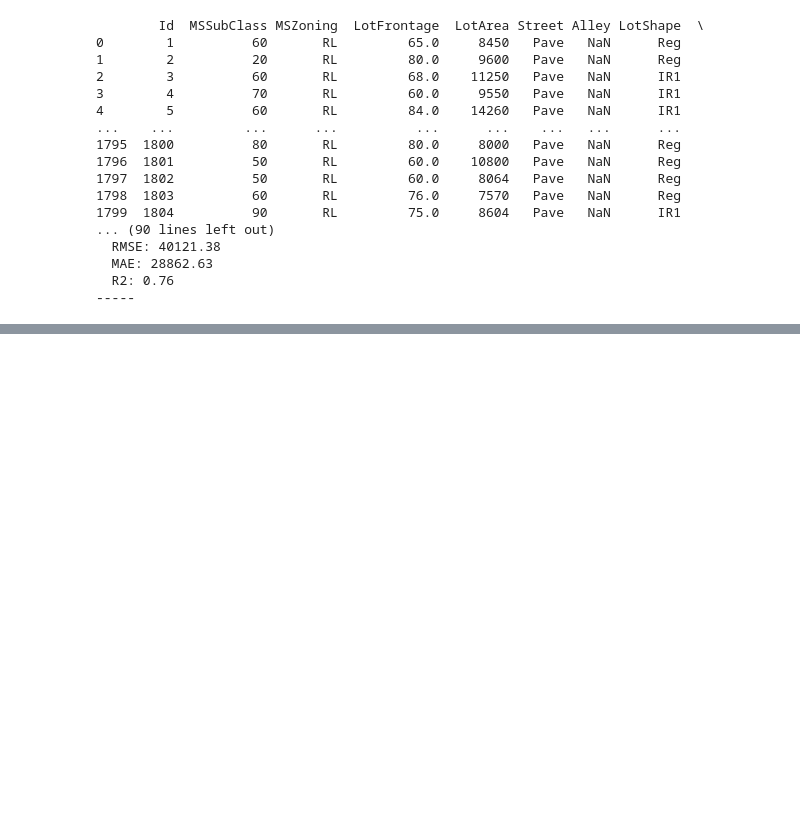
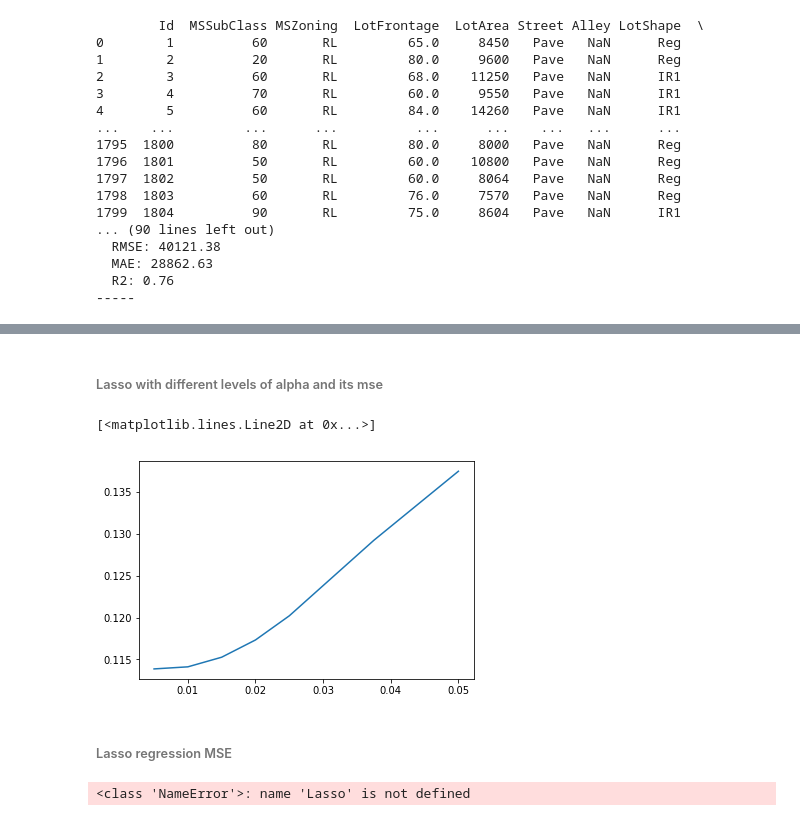
Before and after one commit to kanishsharma/rsm338, a Jupyter notebook: Project 1 - Iowa House Price/Python_regression_results.ipynb, the cells around one changed output, grey strips where cells are left out. Cells and saved outputs as stored; diff of their text form; code cells hidden in the pictures; blank space fills up the shorter version.

```diff
--- a/Project 1 - Iowa House Price/Python_regression_results.ipynb
+++ b/Project 1 - Iowa House Price/Python_regression_results.ipynb
@@ -295,0 +487,64 @@ for key, value in evaluation_results.items():
+# %% [markdown]
+###### Lasso with different levels of alpha and its mse
+# %%
+# Define alpha values for Lasso Regression (assuming they are half the lambda values)
+alphas = [0.01 / 2, 0.02 / 2, 0.03 / 2, 0.04 / 2, 0.05 / 2, 0.075 / 2, 0.1 / 2]
+
+# Initialize a list to store MSE values
+lasso_mses = []
+
+# Iterate over each alpha value
+for alpha in alphas:
+    # Create a Lasso Regression model with the current alpha
+    lasso = Lasso(alpha=alpha)
+
+    # Fit the Lasso Regression model on the training set
+    lasso.fit(shuffled_train_x, shuffled_train_y)
+
+    # Make predictions on the validation set
+    val_predictions = lasso.predict(shuffled_val_x)
+
+    # Calculate MSE for the validation set
+    val_mse = mse(shuffled_val_y, val_predictions)
+
+    # Append MSE to the list
+    lasso_mses.append(val_mse)
+
+    # Print MSE for the current alpha
+    print("MSE for alpha =", alpha, ":", val_mse)
+# %%
+plt.plot(alphas, mses)
+# %% [output]
+[<matplotlib.lines.Line2D at 0x...>]
+[figure, added]
+# %% [markdown]
+###### Lasso regression MSE
+# %%
+# Define Lasso Regression model
+lasso = Lasso(alpha=1.0)  # You can specify the alpha (regularization strength) here
+
+# Fit the Lasso Regression model on the training set
+lasso.fit(x_shuffled_train_x, y_shuffled_train_x)
+
+# Predictions on the training set
+lasso_train_predictions = lasso.predict(x_shuffled_train_x)
+
+# Calculate MSE for the training set
+lasso_train_mse = mse(y_shuffled_train_x, lasso_train_predictions)
+print("MSE for Lasso training set:", lasso_train_mse)
+
+# Predictions on the validation set
+lasso_val_predictions = lasso.predict(x_shuffled_val_x)
+
+# Calculate MSE for the validation set
+lasso_val_mse = mse(y_shuffled_val_x, lasso_val_predictions)
+print("MSE for Lasso validation set:", lasso_val_mse)
+
+# Predictions on the test set
+lasso_test_predictions = lasso.predict(x_shuffled_test_x)
+
+# Calculate MSE for the test set
+lasso_test_mse = mse(y_shuffled_test_x, lasso_test_predictions)
+print("MSE for Lasso test set:", lasso_test_mse)
+# %% [output]
+<class 'NameError'>: name 'Lasso' is not defined
```
Also changed, not shown: parts of 19 cells of this notebook.
